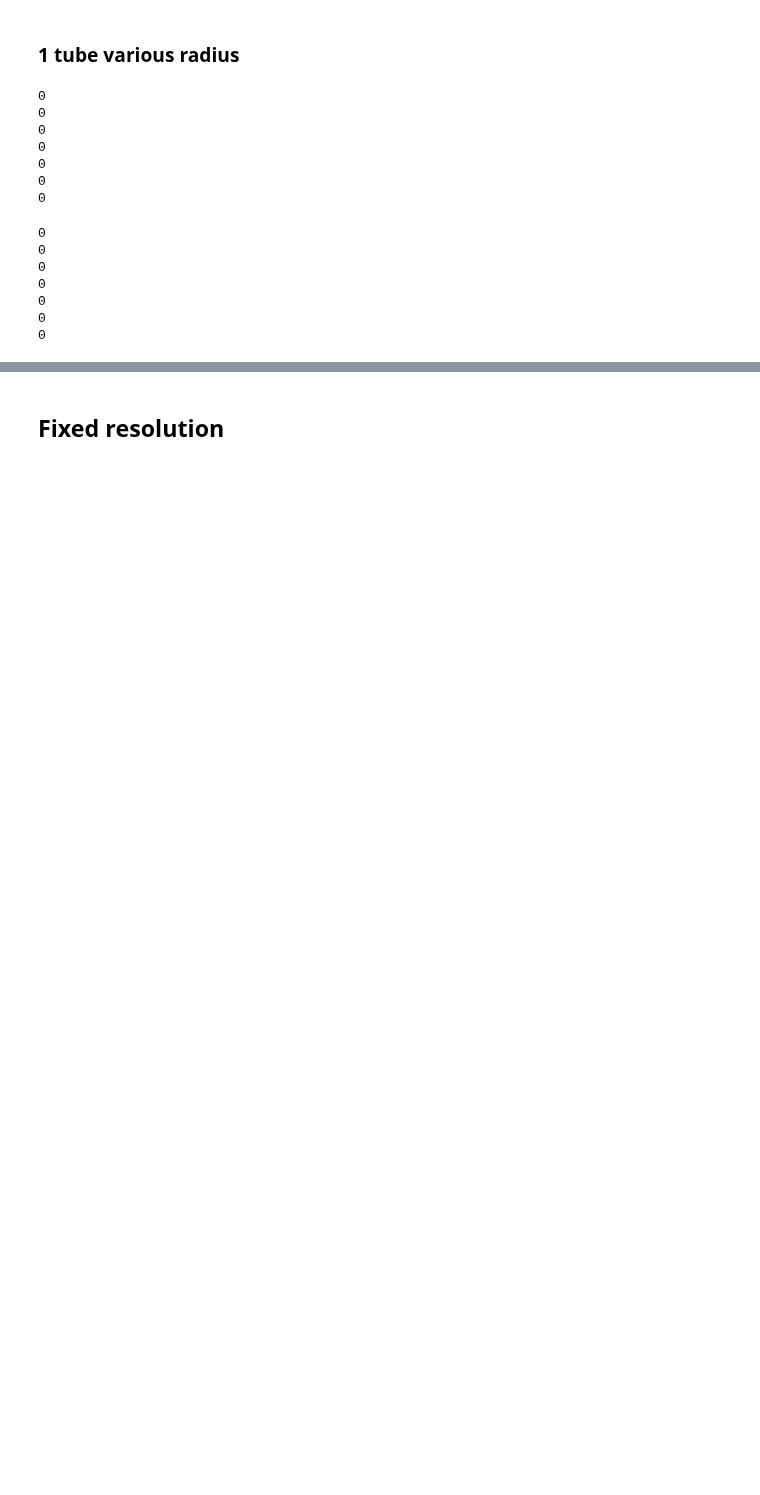
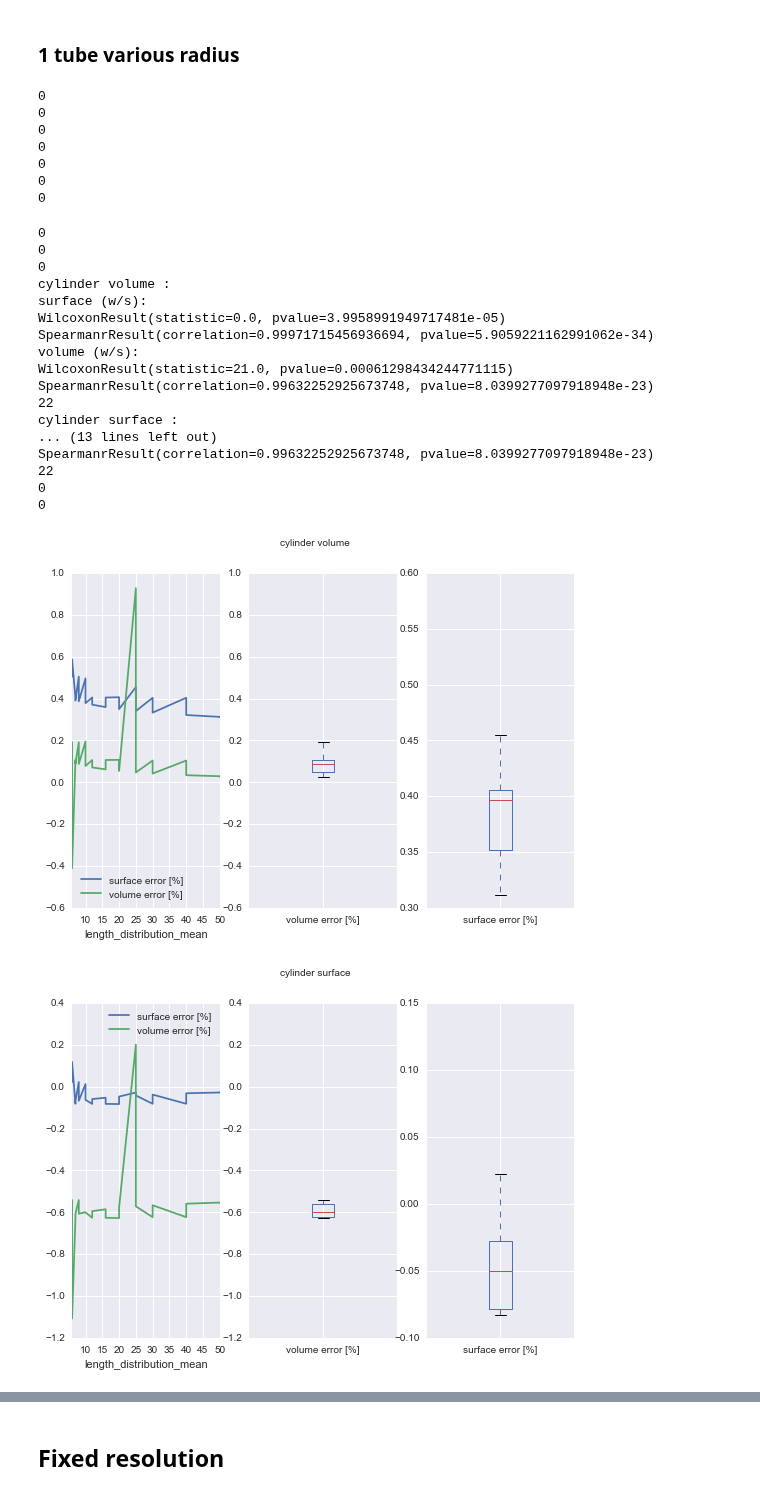
Before and after one commit to mjirik/teigen, a Jupyter notebook: examples/measured_compensation_factor.ipynb, the cells around one changed output, grey strips where cells are left out. Cells and saved outputs as stored; diff of their text form; code cells hidden in the pictures; blank space fills up the shorter version.

```diff
--- a/examples/measured_compensation_factor.ipynb
+++ b/examples/measured_compensation_factor.ipynb
@@ -388,3 +391,8 @@ SpearmanrResult(correlation=0.9690874237046978, pvalue=7.3564575879099257e-15)
+# %%
+radius_method
+dfs = df[
+    df["output note"] == "compensation method 1 tube " + radius_method
+]
 # %% [markdown]
 ### 1 tube various radius
 # %%
@@ -412,23 +420,36 @@ for radius_method in [
 # %%
 run_label = "compensation method 1 tube various length "
 for radius_method in [
     "inscribed", "circumscribed",
     "average",
     "cylinder volume",
     "cylinder surface",
     "cylinder volume + sphere compensation",
     "cylinder surface + sphere compensation",
+    "best",
 ]:
     dfs = df[
         df["output note"] == run_label + radius_method
     ]
     dfsp = show_error(dfs, x_key="length_distribution_mean")
     print len(dfs)
 # %% [output]
 0
 0
 0
+cylinder volume :
+surface (w/s):
+WilcoxonResult(statistic=0.0, pvalue=3.9958991949717481e-05)
+SpearmanrResult(correlation=0.99971715456936694, pvalue=5.9059221162991062e-34)
+volume (w/s):
+WilcoxonResult(statistic=21.0, pvalue=0.00061298434244771115)
+SpearmanrResult(correlation=0.99632252925673748, pvalue=8.0399277097918948e-23)
+22
+cylinder surface :
+... (13 lines left out)
+SpearmanrResult(correlation=0.99632252925673748, pvalue=8.0399277097918948e-23)
+22
 0
 0
-0
-0
+[figure, added]
+[figure, added]
```
Also changed, not shown: parts of 12 cells of this notebook, 2 other files.
